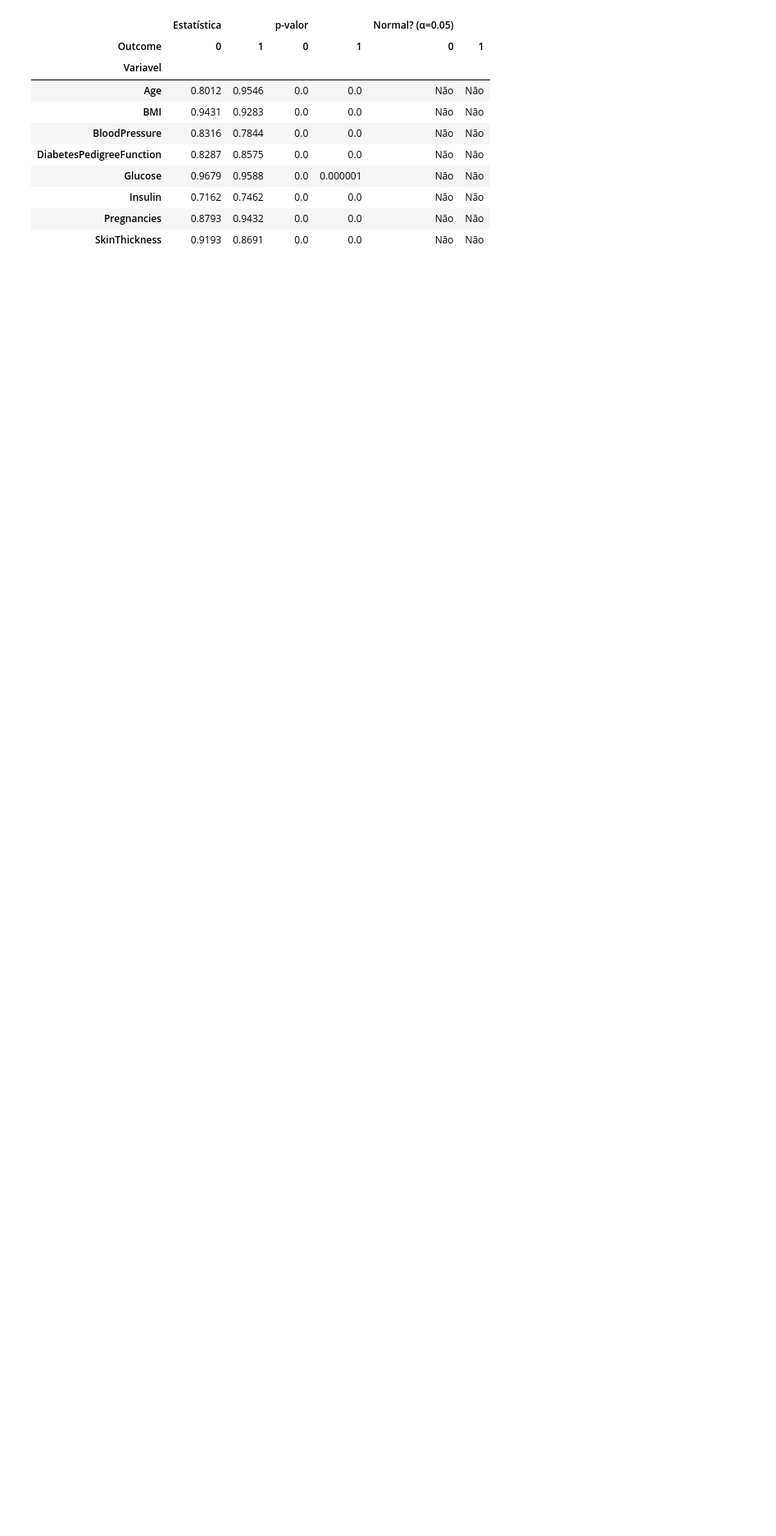
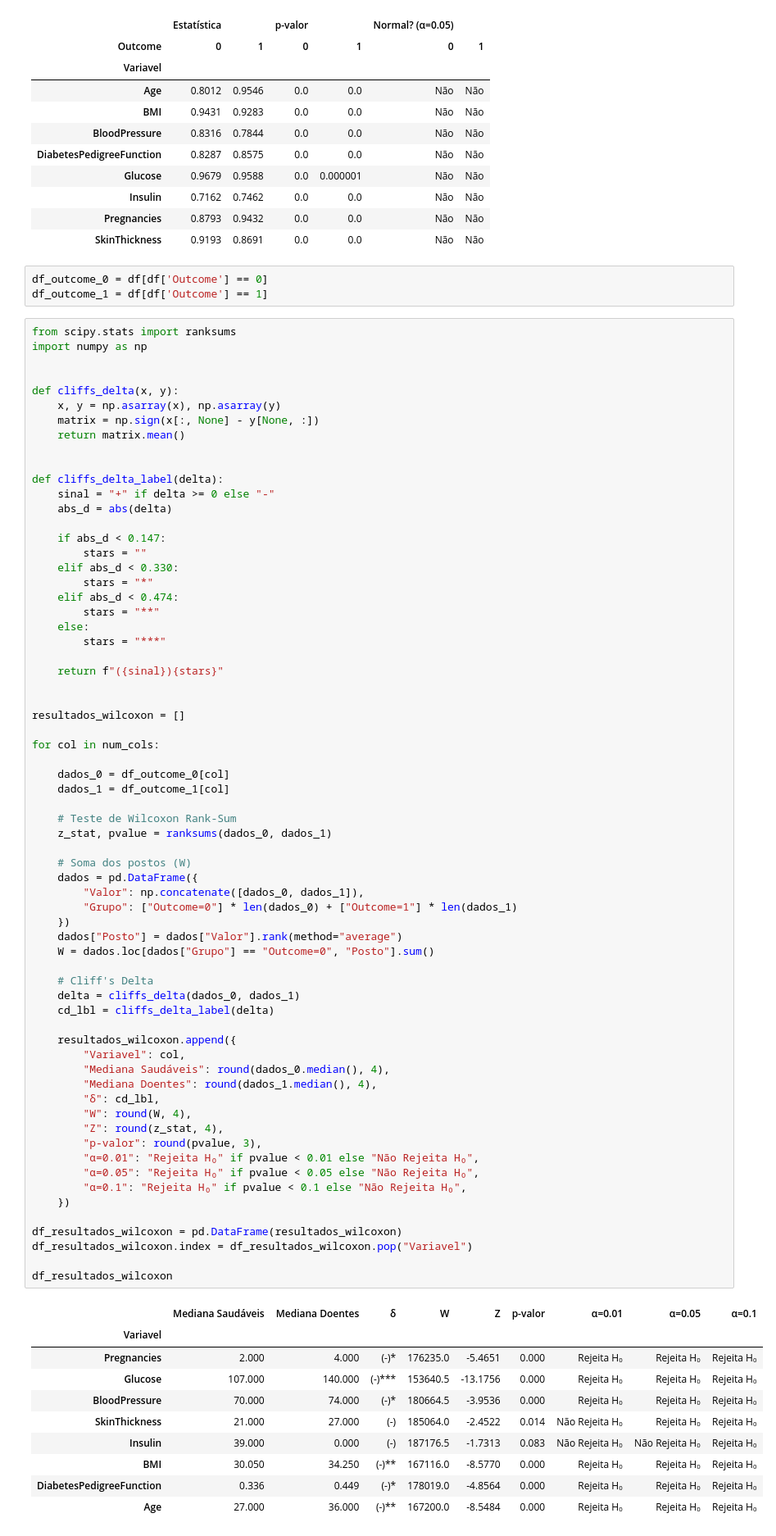
Before and after one commit to ArthurCordeiro-exe/inference-statistic, a Jupyter notebook: análise exploratória.ipynb, the cells around one changed output. Shown at 82% size. Saved outputs shown, nothing was run; the diff lists cells and outputs as text; blank space fills up the shorter version.

Commit message:
δ cliffs's delta Δ

```diff
--- a/análise exploratória.ipynb
+++ b/análise exploratória.ipynb
@@ -163,3 +165,83 @@ tabela
 | Insulin | 0.7162 | 0.7462 | 0.0 | 0.0 | Não | Não |
 | Pregnancies | 0.8793 | 0.9432 | 0.0 | 0.0 | Não | Não |
 | SkinThickness | 0.9193 | 0.8691 | 0.0 | 0.0 | Não | Não |
+# %%
+df_outcome_0 = df[df['Outcome'] == 0]
+df_outcome_1 = df[df['Outcome'] == 1]
+# %%
+from scipy.stats import ranksums
+import numpy as np
+
+
+def cliffs_delta(x, y):
+    x, y = np.asarray(x), np.asarray(y)
+    matrix = np.sign(x[:, None] - y[None, :])
+    return matrix.mean()
+
+
+def cliffs_delta_label(delta):
+    sinal = "+" if delta >= 0 else "-"
+    abs_d = abs(delta)
+
+    if abs_d < 0.147:
+        stars = ""
+    elif abs_d < 0.330:
+        stars = "*"
+    elif abs_d < 0.474:
+        stars = "**"
+    else:
+        stars = "***"
+
+    return f"({sinal}){stars}"
+
+
+resultados_wilcoxon = []
+
+for col in num_cols:
+
+    dados_0 = df_outcome_0[col]
+    dados_1 = df_outcome_1[col]
+
+    # Teste de Wilcoxon Rank-Sum
+    z_stat, pvalue = ranksums(dados_0, dados_1)
+
+    # Soma dos postos (W)
+    dados = pd.DataFrame({
+        "Valor": np.concatenate([dados_0, dados_1]),
+        "Grupo": ["Outcome=0"] * len(dados_0) + ["Outcome=1"] * len(dados_1)
+    })
+    dados["Posto"] = dados["Valor"].rank(method="average")
+    W = dados.loc[dados["Grupo"] == "Outcome=0", "Posto"].sum()
+
+    # Cliff's Delta
+    delta = cliffs_delta(dados_0, dados_1)
+    cd_lbl = cliffs_delta_label(delta)
+
+    resultados_wilcoxon.append({
+        "Variavel": col,
+        "Mediana Saudáveis": round(dados_0.median(), 4),
+        "Mediana Doentes": round(dados_1.median(), 4),
+        "δ": cd_lbl,
+        "W": round(W, 4),
+        "Z": round(z_stat, 4),
+        "p-valor": round(pvalue, 3),
+        "α=0.01": "Rejeita H₀" if pvalue < 0.01 else "Não Rejeita H₀",
+        "α=0.05": "Rejeita H₀" if pvalue < 0.05 else "Não Rejeita H₀",
+        "α=0.1": "Rejeita H₀" if pvalue < 0.1 else "Não Rejeita H₀",
+    })
+
+df_resultados_wilcoxon = pd.DataFrame(resultados_wilcoxon)
+df_resultados_wilcoxon.index = df_resultados_wilcoxon.pop("Variavel")
+
+df_resultados_wilcoxon
+# %% [output]
+|  | Mediana Saudáveis | Mediana Doentes | δ | W | Z | p-valor | α=0.01 | α=0.05 | α=0.1 |
+| Variavel |  |  |  |  |  |  |  |  |  |
+| Pregnancies | 2.000 | 4.000 | (-)* | 176235.0 | -5.4651 | 0.000 | Rejeita H₀ | Rejeita H₀ | Rejeita H₀ |
+| Glucose | 107.000 | 140.000 | (-)*** | 153640.5 | -13.1756 | 0.000 | Rejeita H₀ | Rejeita H₀ | Rejeita H₀ |
+| BloodPressure | 70.000 | 74.000 | (-)* | 180664.5 | -3.9536 | 0.000 | Rejeita H₀ | Rejeita H₀ | Rejeita H₀ |
+| SkinThickness | 21.000 | 27.000 | (-) | 185064.0 | -2.4522 | 0.014 | Não Rejeita H₀ | Rejeita H₀ | Rejeita H₀ |
+| Insulin | 39.000 | 0.000 | (-) | 187176.5 | -1.7313 | 0.083 | Não Rejeita H₀ | Não Rejeita H₀ | Rejeita H₀ |
+| BMI | 30.050 | 34.250 | (-)** | 167116.0 | -8.5770 | 0.000 | Rejeita H₀ | Rejeita H₀ | Rejeita H₀ |
+| DiabetesPedigreeFunction | 0.336 | 0.449 | (-)* | 178019.0 | -4.8564 | 0.000 | Rejeita H₀ | Rejeita H₀ | Rejeita H₀ |
+| Age | 27.000 | 36.000 | (-)** | 167200.0 | -8.5484 | 0.000 | Rejeita H₀ | Rejeita H₀ | Rejeita H₀ |
```
Also changed, not shown: parts of 2 cells of this notebook.
